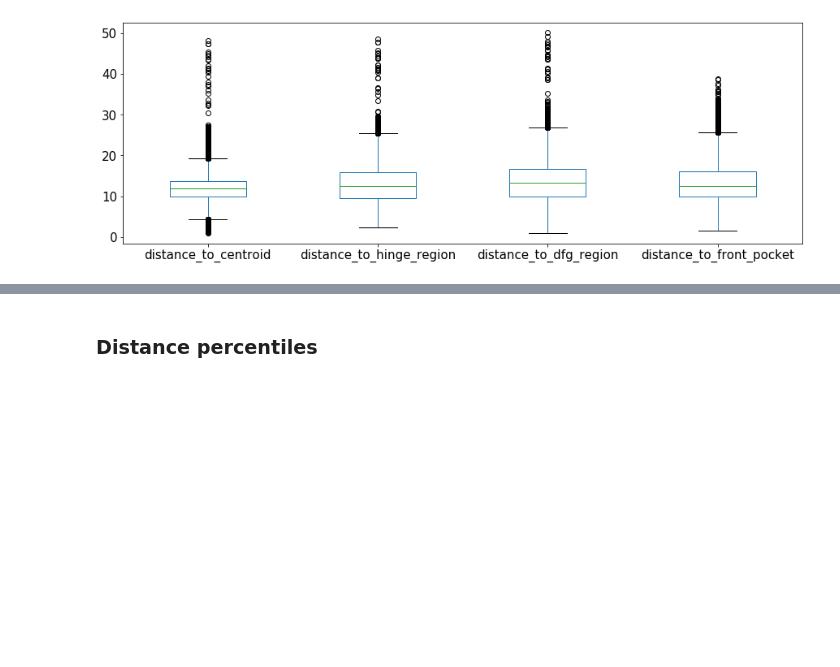
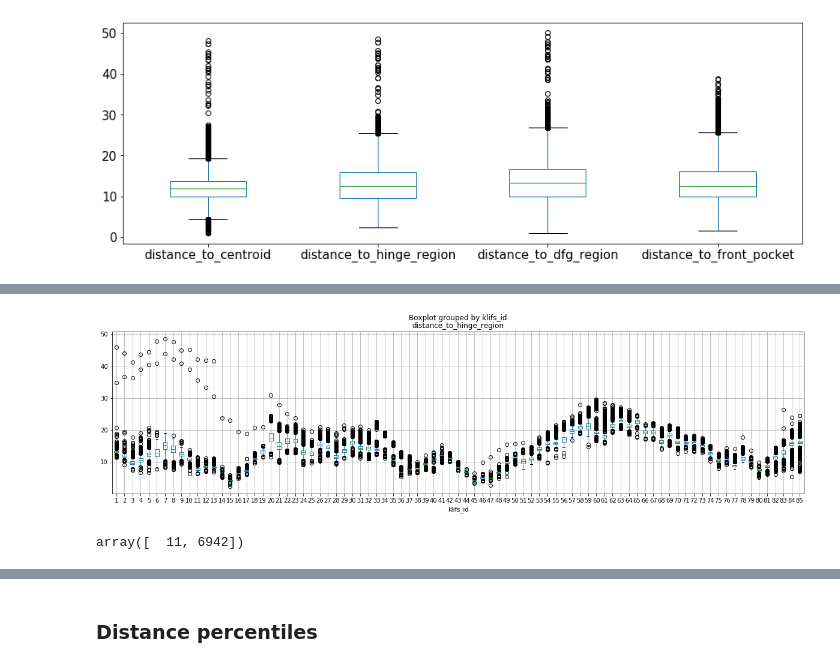
Before and after one commit to volkamerlab/kissim, a Jupyter notebook: examples/notebooks/spatialfeatures_cutoffs.ipynb, the cells around one changed output, grey strips where cells are left out. Drawn from its saved outputs; the diff is of its cells as text; code cells hidden in the pictures; blank space fills up the shorter version.

```diff
--- a/examples/notebooks/spatialfeatures_cutoffs.ipynb
+++ b/examples/notebooks/spatialfeatures_cutoffs.ipynb
@@ -124,0 +140,13 @@ boxplot = all_distances[
+# %%
+b2 = all_distances.boxplot(
+    column='distance_to_hinge_region',
+    by='klifs_id',
+    figsize=(20,5),
+    fontsize=10
+)
+# %% [output]
+[figure, added]
+# %%
+all_distances[all_distances['distance_to_hinge_region'] > 31]['metadata_index'].unique()
+# %% [output]
+array([  11, 6942])
```
Also changed, not shown: parts of 13 cells of this notebook.
